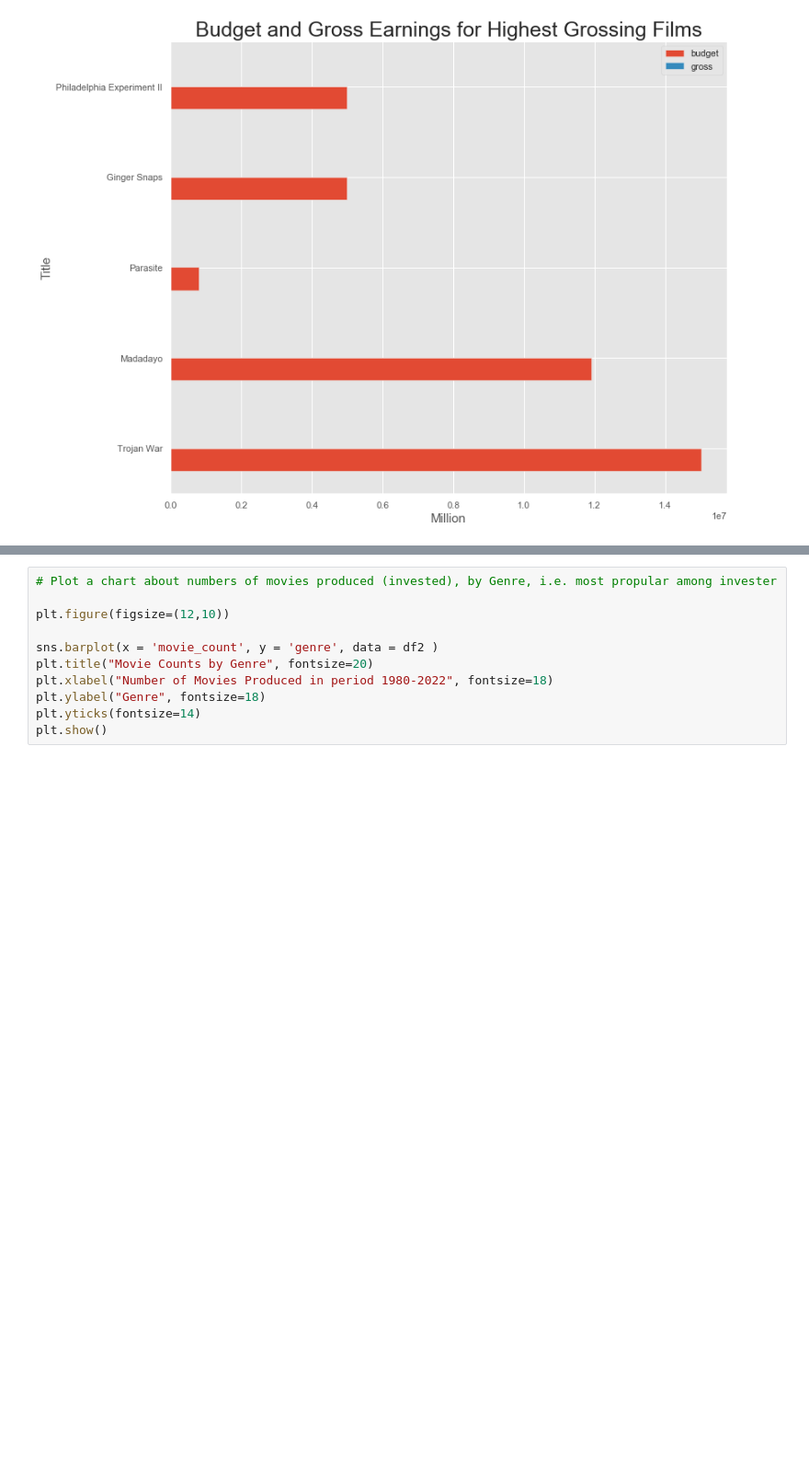
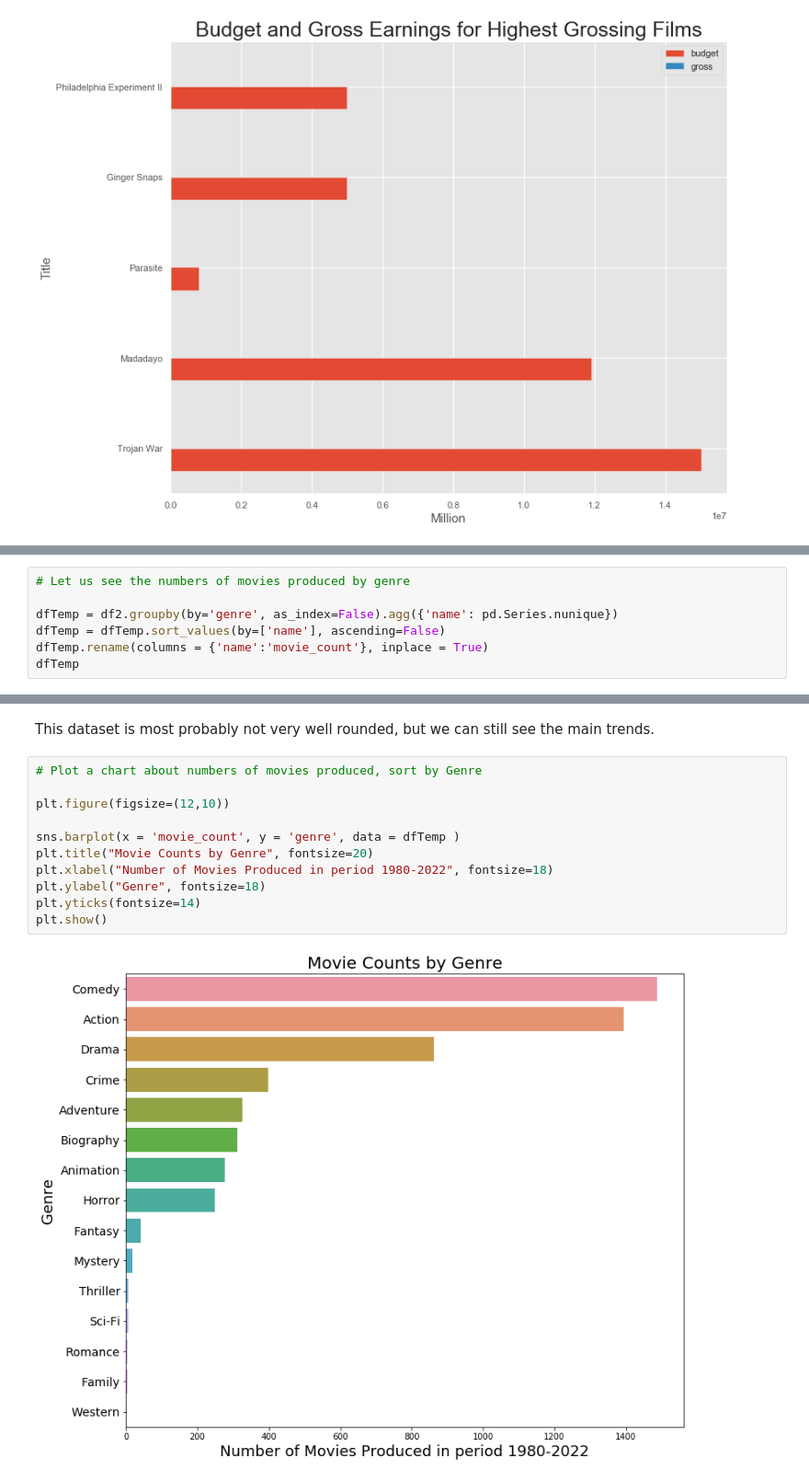
Before and after one commit to wi20b089/bdinf, a Jupyter notebook: Movies/movies-notebook.ipynb, the cells around one changed output, grey strips where cells are left out. Shown at 92% size. Drawn from its saved outputs; the diff is of its cells as text; blank space fills up the shorter version.

```diff
--- a/Movies/movies-notebook.ipynb
+++ b/Movies/movies-notebook.ipynb
@@ -239,0 +277,7 @@ plt.show()
+# %%
+# Let us see the numbers of movies produced by genre
+
+dfTemp = df2.groupby(by='genre', as_index=False).agg({'name': pd.Series.nunique})
+dfTemp = dfTemp.sort_values(by=['name'], ascending=False)
+dfTemp.rename(columns = {'name':'movie_count'}, inplace = True)
+dfTemp
@@ -240,11 +301,15 @@ plt.show()
+# %% [markdown]
+This dataset is most probably not very well rounded, but we can still see the main trends.
 # %%
-# Plot a chart about numbers of movies produced (invested), by Genre, i.e. most propular among invester
+# Plot a chart about numbers of movies produced, sort by Genre
 
 plt.figure(figsize=(12,10))
 
-sns.barplot(x = 'movie_count', y = 'genre', data = df2 )
+sns.barplot(x = 'movie_count', y = 'genre', data = dfTemp )
 plt.title("Movie Counts by Genre", fontsize=20)
 plt.xlabel("Number of Movies Produced in period 1980-2022", fontsize=18)
 plt.ylabel("Genre", fontsize=18)
 plt.yticks(fontsize=14)
 plt.show()
+# %% [output]
+[figure, added]
```
Also changed, not shown: parts of 44 cells of this notebook.
